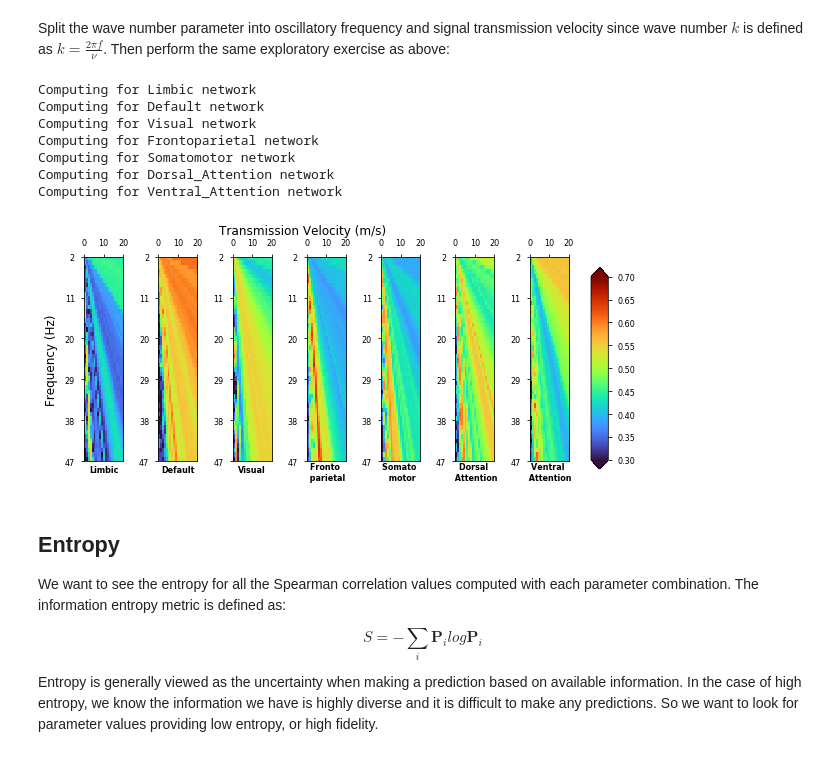
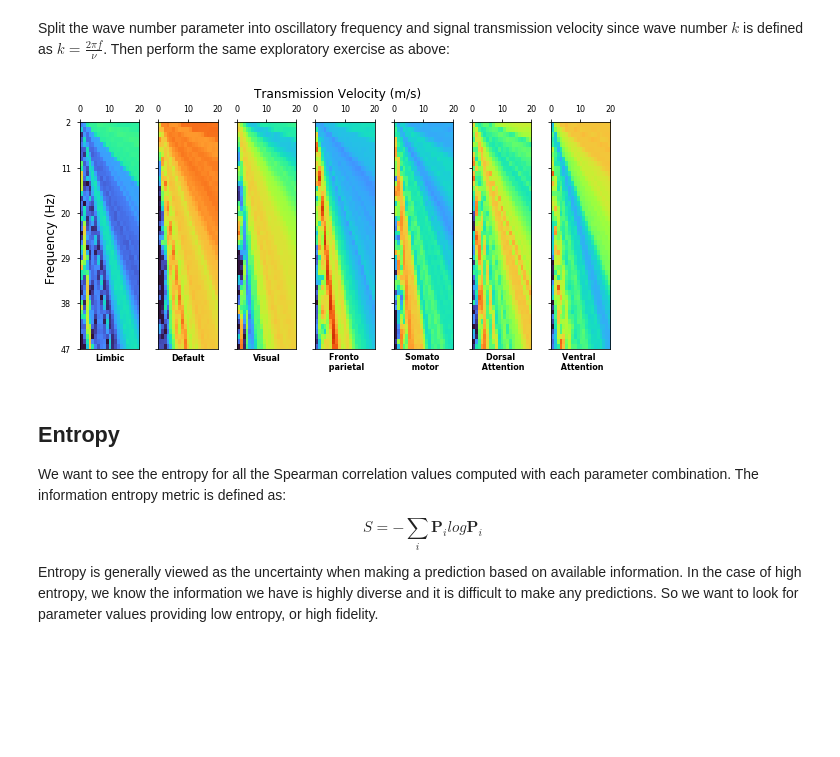
Before and after one commit to axiezai/complex_laplacian, a Jupyter notebook: notebooks/supp_param_entropy.ipynb, the cells around one changed output. Drawn from its saved outputs; the diff is of its cells as text; code cells hidden in the pictures; blank space fills up the shorter version.

```diff
--- a/notebooks/supp_param_entropy.ipynb
+++ b/notebooks/supp_param_entropy.ipynb
@@ -166,42 +167,36 @@ for i in np.arange(0, num_fc):
                 hcp_brain.norm_eigenmodes, fc_dk_normalized.iloc[[i]], method = 'spearman'
             )
             k_bestr[f_ind, v_ind, i] = np.max(spearman_eig.values)
-
-# Plot as above:
-with plt.style.context("seaborn-paper"):
-    k_fig, k_ax = plt.subplots(1,7, figsize = (8,4))
-    for i, ax in enumerate(k_fig.axes):
-        im = ax.imshow(k_bestr[:,:,i], vmin = 0, vmax = 1, cmap = turbo, aspect = 'auto')
-        ax.yaxis.set_major_locator(plt.LinearLocator(numticks = f_ticks))
-        ax.xaxis.tick_top()
-        ax.set_yticklabels(f_labels)
-        ax.xaxis.set_major_locator(plt.LinearLocator(numticks = nu_ticks))
-        ax.set_xticklabels(nu_labels)
-        im.set_clim(dynamic_range)
-        if i < 3:
-            ax.set_title(fc_names[i], y=-0.08, fontsize=8, weight="bold")
-        else:
-            ax.set_title(fc_names[i], y=-0.12, fontsize=8, weight="bold")
-
-    plt.suptitle('Transmission Velocity (m/s)', fontsize = 12, y = 1)
-    cbar_ax = k_fig.add_axes([1, 0.15, 0.03, 0.7])
-    cb = k_fig.colorbar(im, cax=cbar_ax, extend="both")
-    k_fig.add_subplot(1, 1, 1, frameon=False)
-    plt.tick_params(labelcolor="none", top="off", bottom="off", left="off", right="off")
-    plt.grid(False)
-    plt.ylabel('Frequency (Hz)', fontsize = 12)
-
-    plt.tight_layout()
-    plt.savefig('../figures/fig5/k_bestr.png', dpi = 300, bbox_inches = 'tight')
-# %% [output]
-Computing for Limbic network
-Computing for Default network
-Computing for Visual network
-Computing for Frontoparietal network
-Computing for Somatomotor network
-Computing for Dorsal_Attention network
-Computing for Ventral_Attention network
-[figure, removed]
+# %%
+# Plot as above:
+with plt.style.context("seaborn-paper"):
+    k_fig, k_ax = plt.subplots(1,7, figsize = (8,4),sharey=True)
+    for i, ax in enumerate(k_fig.axes):
+        im = ax.imshow(k_bestr[:,:,i], vmin = 0, vmax = 1, cmap = turbo, aspect = 'auto')
+        ax.yaxis.set_major_locator(plt.LinearLocator(numticks = f_ticks))
+        ax.xaxis.tick_top()
+        ax.set_yticklabels(f_labels)
+        ax.xaxis.set_major_locator(plt.LinearLocator(numticks = nu_ticks))
+        ax.set_xticklabels(nu_labels)
+        im.set_clim(dynamic_range)
+        if i < 3:
+            ax.set_title(fc_names[i], y=-0.08, fontsize=8, weight="bold")
+        else:
+            ax.set_title(fc_names[i], y=-0.12, fontsize=8, weight="bold")
+
+    plt.suptitle('Transmission Velocity (m/s)', fontsize = 12, y = 1.02)
+    k_fig.text(-0.008, 0.35, 'Frequency (Hz)', rotation='vertical', fontsize=12)
+    #cbar_ax = k_fig.add_axes([1, 0.15, 0.03, 0.7])
+    #cb = k_fig.colorbar(im, cax=cbar_ax, extend="both")
+    #k_fig.add_subplot(1, 1, 1, frameon=False)
+    #plt.tick_params(labelcolor="none", top="off", bottom="off", left="off", right="off")
+    #plt.grid(False)
+    #plt.ylabel('Frequency (Hz)', fontsize = 12)
+
+    plt.tight_layout()
+    plt.savefig('../figures/supp/k_bestr.png', dpi = 300, bbox_inches = 'tight')
+# %% [output]
+[figure, added]
 # %% [markdown]
 Entropy
 ---
```
Also changed, not shown: parts of 1 cell of this notebook, 2 other files.
